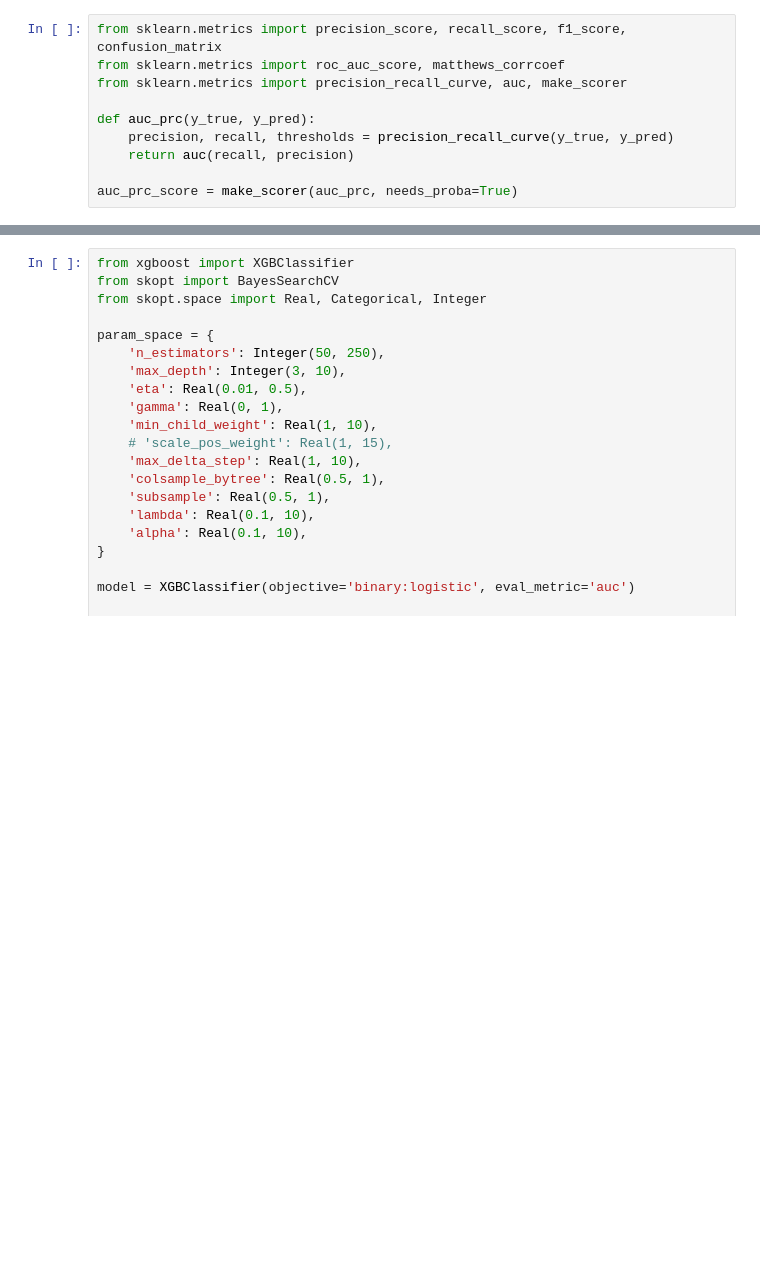
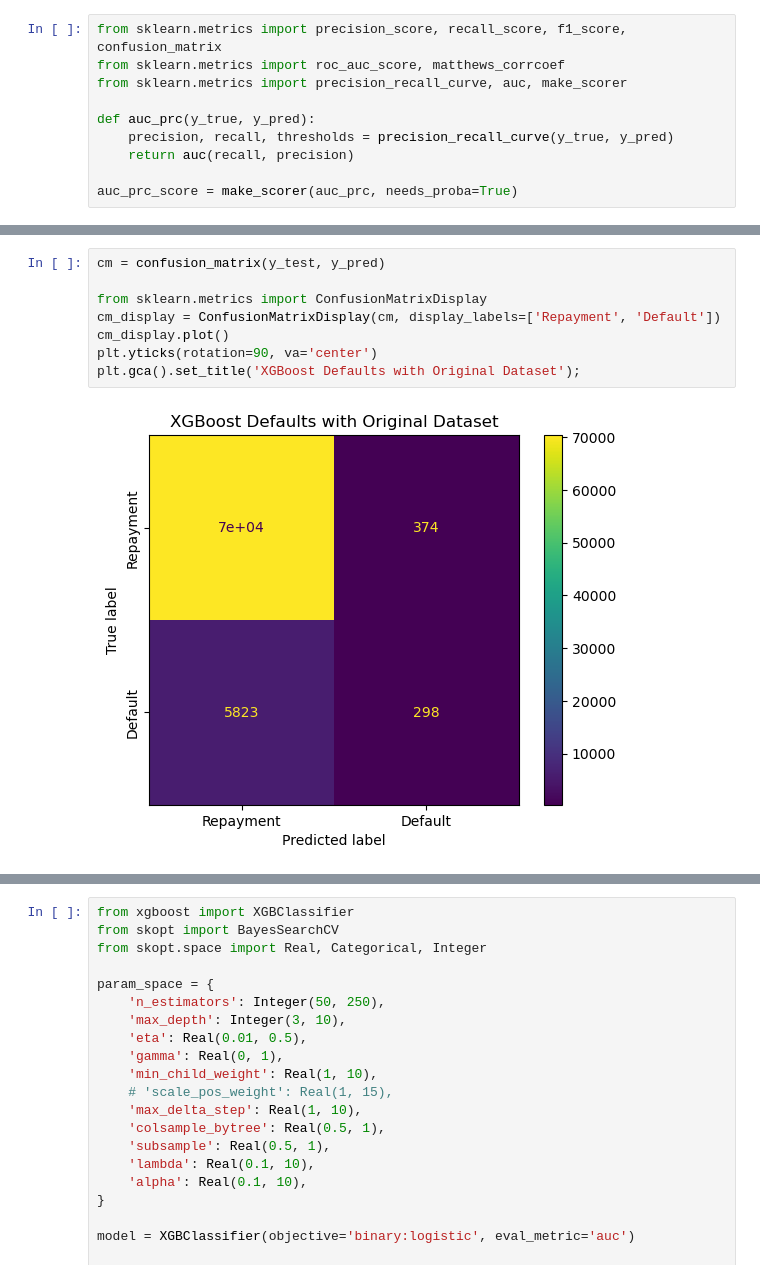
Before and after one commit to dev-dords/ML2_Project, a Jupyter notebook: tuning.ipynb, the cells around one changed output, grey strips where cells are left out. Drawn from its saved outputs; the diff is of its cells as text; blank space fills up the shorter version.

```diff
--- a/tuning.ipynb
+++ b/tuning.ipynb
@@ -66,0 +94,10 @@ auc_prc_score = make_scorer(auc_prc, needs_proba=True)
+# %%
+cm = confusion_matrix(y_test, y_pred)
+
+from sklearn.metrics import ConfusionMatrixDisplay
+cm_display = ConfusionMatrixDisplay(cm, display_labels=['Repayment', 'Default'])
+cm_display.plot()
+plt.yticks(rotation=90, va='center')
+plt.gca().set_title('XGBoost Defaults with Original Dataset');
+# %% [output]
+[figure, added]
```
Also changed, not shown: parts of 17 cells of this notebook, 1 other file.
